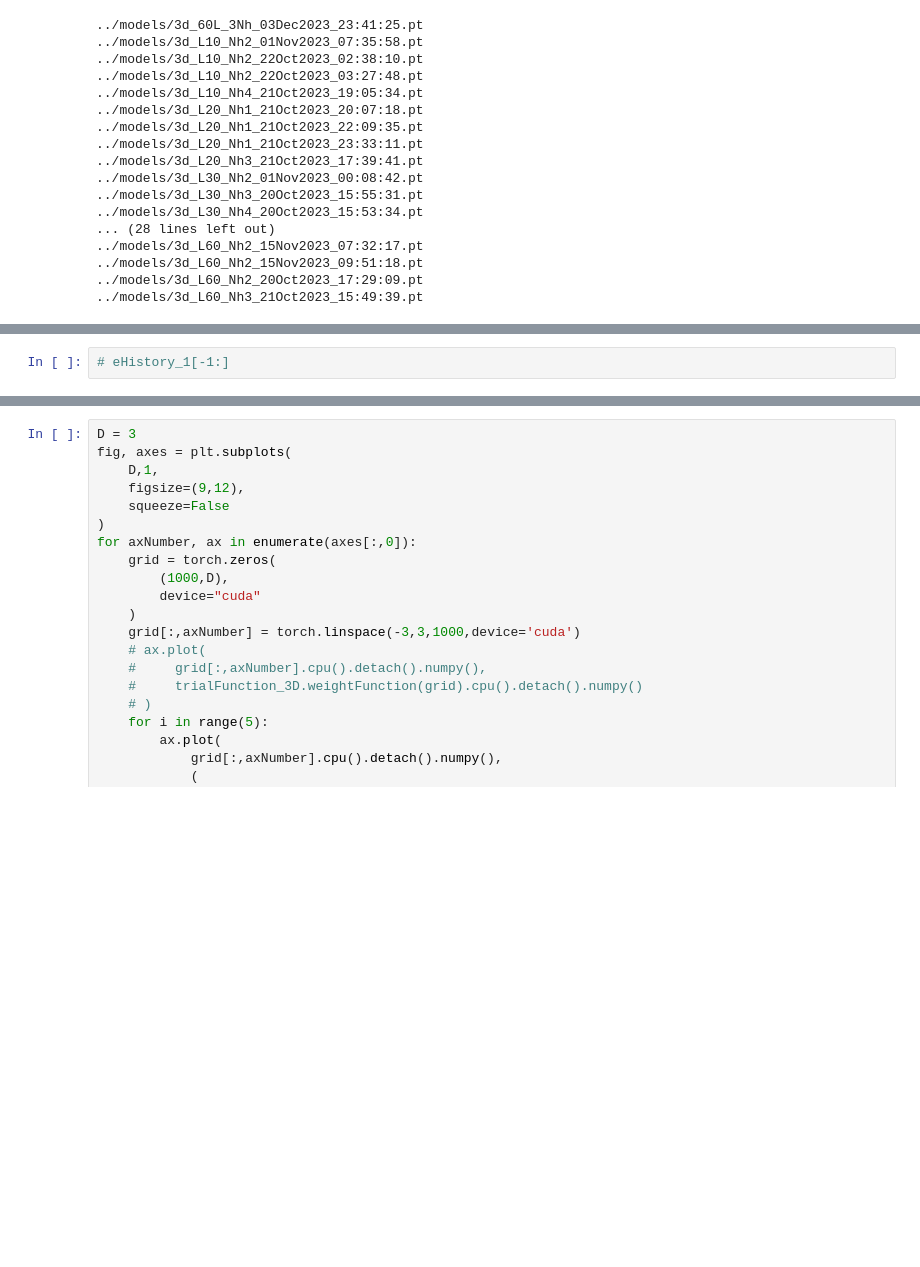
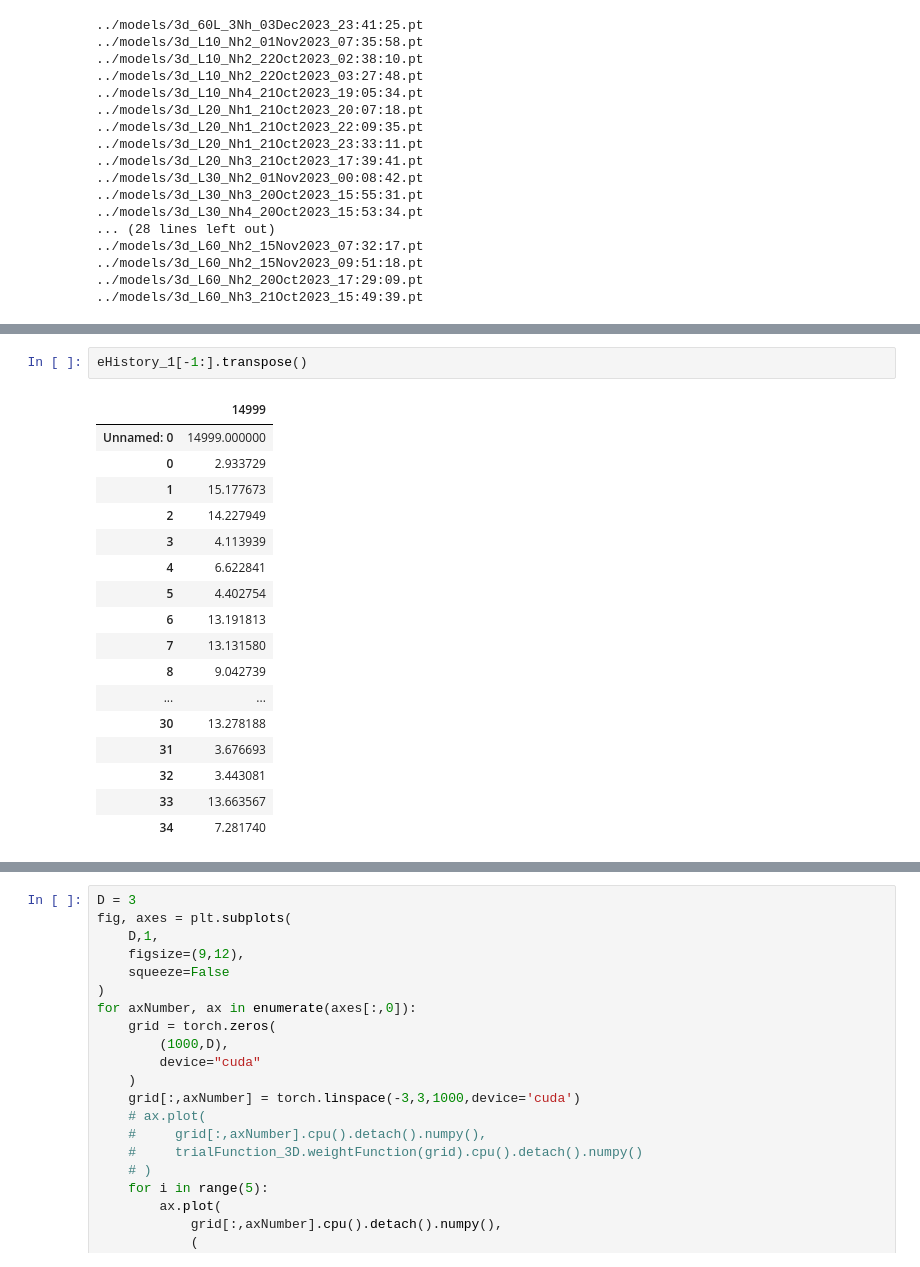
Before and after one commit to MrKozelberg/nn-based-multistate-solver-for-se, a Jupyter notebook: source/nn_based_multistate_solver_for_ho.ipynb, the cells around one changed output, grey strips where cells are left out. Cells and saved outputs as stored; diff of their text form; blank space fills up the shorter version.

```diff
--- a/source/nn_based_multistate_solver_for_ho.ipynb
+++ b/source/nn_based_multistate_solver_for_ho.ipynb
@@ -1623,3 +1621,21 @@ hist[-1:]
 # %%
-# eHistory_1[-1:]
+eHistory_1[-1:].transpose()
+# %% [output]
+|  | 14999 |
+| Unnamed: 0 | 14999.000000 |
+| 0 | 2.933729 |
+| 1 | 15.177673 |
+| 2 | 14.227949 |
+| 3 | 4.113939 |
+| 4 | 6.622841 |
+| 5 | 4.402754 |
+| 6 | 13.191813 |
+| 7 | 13.131580 |
+| 8 | 9.042739 |
+| ... | ... |
+| 30 | 13.278188 |
+| 31 | 3.676693 |
+| 32 | 3.443081 |
+| 33 | 13.663567 |
+| 34 | 7.281740 |
 # %%
```
Also changed, not shown: parts of 5 cells of this notebook, 8 other files.
